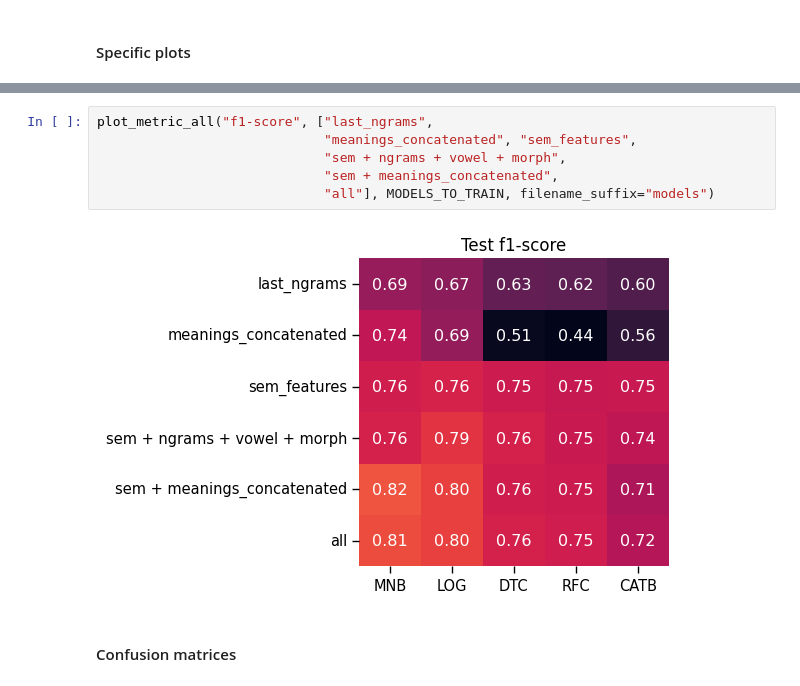
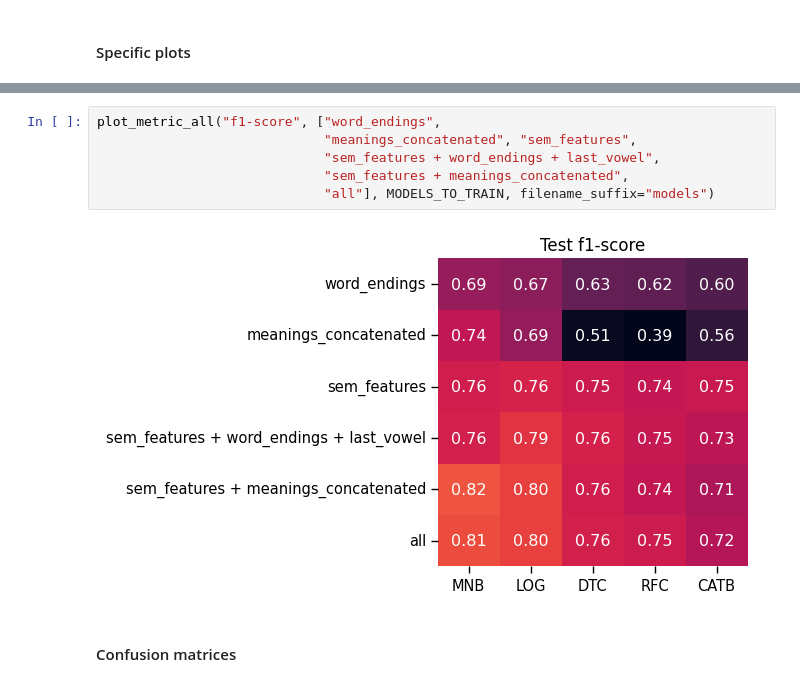
Before and after one commit to mashakrivolap/Coursework2024shughnigender, a Jupyter notebook: Predicting the Gender Category for Shughni Nouns Using Machine Learning Methods.ipynb, the cells around one changed output, grey strips where cells are left out. Drawn from its saved outputs; the diff is of its cells as text.

```diff
--- a/Predicting the Gender Category for Shughni Nouns Using Machine Learning Methods.ipynb
+++ b/Predicting the Gender Category for Shughni Nouns Using Machine Learning Methods.ipynb
@@ -993,11 +978,11 @@ plot_metric_class_n_all("f1-score",
 # %%
-plot_metric_all("f1-score", ["last_ngrams",
+plot_metric_all("f1-score", ["word_endings",
                              "meanings_concatenated", "sem_features",
-                             "sem + ngrams + vowel + morph",
-                             "sem + meanings_concatenated",
+                             "sem_features + word_endings + last_vowel",
+                             "sem_features + meanings_concatenated",
                              "all"], MODELS_TO_TRAIN, filename_suffix="models")
 # %% [output]
-[figure, old version]
+[figure, new version]
 # %% [markdown]
 #### Confusion matrices
 # %%
```
Also changed, not shown: parts of 26 cells of this notebook, 2 other files.
